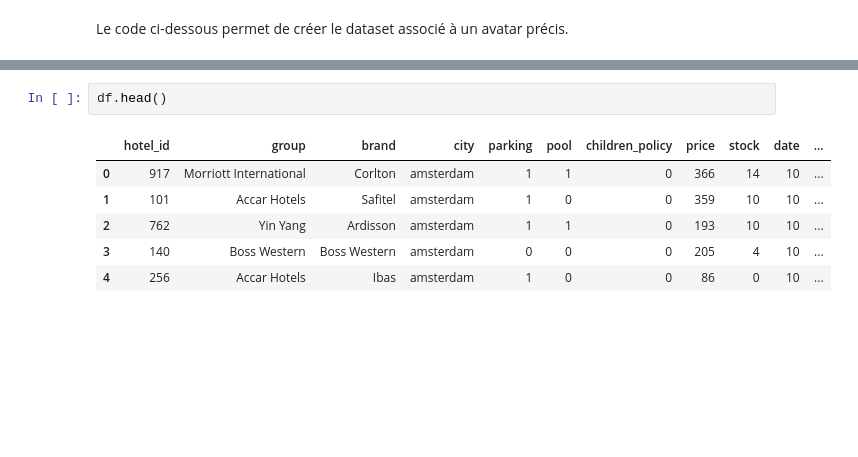
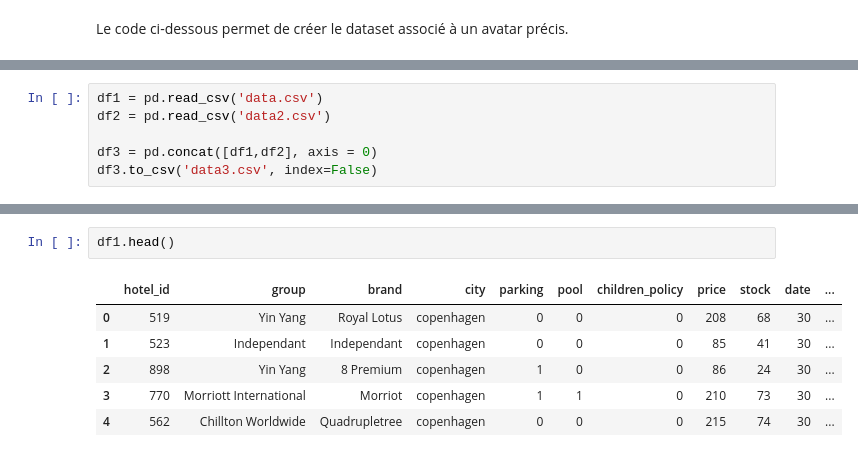
Before and after one commit to njulia1/Defi-IA-2023, a Jupyter notebook: defi_ia.ipynb, the cells around one changed output, grey strips where cells are left out. Cells and saved outputs as stored; diff of their text form; blank space fills up the shorter version.

```diff
--- a/defi_ia.ipynb
+++ b/defi_ia.ipynb
@@ -236,0 +254,6 @@ for dataset_path in datasets:
+# %%
+df1 = pd.read_csv('data.csv')
+df2 = pd.read_csv('data2.csv')
+
+df3 = pd.concat([df1,df2], axis = 0)
+df3.to_csv('data3.csv', index=False)
@@ -237,9 +316,9 @@ for dataset_path in datasets:
 # %%
-df.head()
+df1.head()
 # %% [output]
 |  | hotel_id | group | brand | city | parking | pool | children_policy | price | stock | date | ... |
-| 0 | 917 | Morriott International | Corlton | amsterdam | 1 | 1 | 0 | 366 | 14 | 10 | ... |
-| 1 | 101 | Accar Hotels | Safitel | amsterdam | 1 | 0 | 0 | 359 | 10 | 10 | ... |
-| 2 | 762 | Yin Yang | Ardisson | amsterdam | 1 | 1 | 0 | 193 | 10 | 10 | ... |
-| 3 | 140 | Boss Western | Boss Western | amsterdam | 0 | 0 | 0 | 205 | 4 | 10 | ... |
-| 4 | 256 | Accar Hotels | Ibas | amsterdam | 1 | 0 | 0 | 86 | 0 | 10 | ... |
+| 0 | 519 | Yin Yang | Royal Lotus | copenhagen | 0 | 0 | 0 | 208 | 68 | 30 | ... |
+| 1 | 523 | Independant | Independant | copenhagen | 0 | 0 | 0 | 85 | 41 | 30 | ... |
+| 2 | 898 | Yin Yang | 8 Premium | copenhagen | 1 | 0 | 0 | 86 | 24 | 30 | ... |
+| 3 | 770 | Morriott International | Morriot | copenhagen | 1 | 1 | 0 | 210 | 73 | 30 | ... |
+| 4 | 562 | Chillton Worldwide | Quadrupletree | copenhagen | 0 | 0 | 0 | 215 | 74 | 30 | ... |
```
Also changed, not shown: parts of 15 cells of this notebook, 15 other files.
